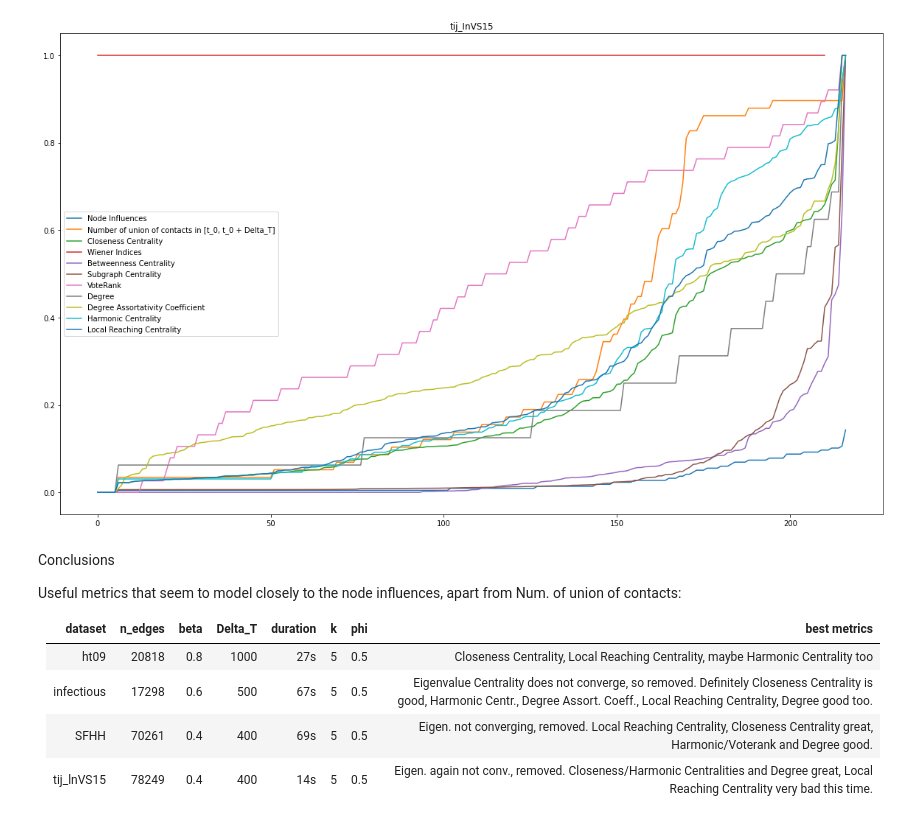
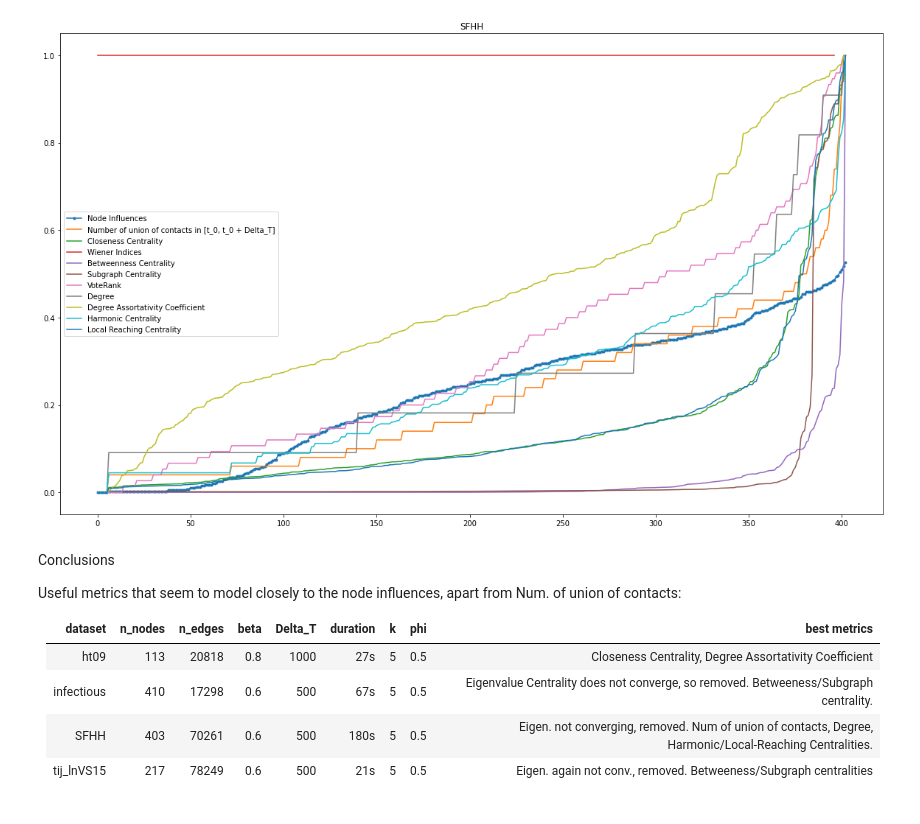
Before and after one commit to rkochar/temporal-network-influence-estimation, a Jupyter notebook: notebooks/proj.ipynb, the cells around one changed output. Drawn from its saved outputs; the diff is of its cells as text; code cells hidden in the pictures.

```diff
--- a/notebooks/proj.ipynb
+++ b/notebooks/proj.ipynb
@@ -3,9 +3,11 @@ import networkx as nx
 import numpy as np
 import matplotlib.pyplot as plt
 # %%
-dataset = 'tij_InVS15'
-beta = 0.4
-Delta_T = 400
+# Parameters
+
+dataset = 'SFHH'
+beta = 0.6
+Delta_T = 500
 k = 5
 phi = 0.5
 # %%
@@ -110,3 +122,11 @@ for i, m in enumerate(metrics):
     m = m / ma # scale it to 0-1
     m[m == np.inf] = 1
     metrics[i] = m
+# %%
+# Calculate MSEs
+
+y = node_influences
+mse = []
+for m in metrics:
+    mse.append((np.sum(m - y)**2) / len(y))
+list(zip(labels, mse))
@@ -113,29 +144,34 @@ for i, m in enumerate(metrics):
 # %%
 # Plot
 
+# sort to compare cumulatively
+sort = True
+
 x = np.arange(len(node_influences))
-# sort to compare cumulatively
-y = np.sort(node_influences)
+
+plot_metrics = metrics.copy()
+
+y = np.sort(node_influences) if sort else node_influences
 for i, m in enumerate(metrics):
-    metrics[i] = np.sort(m)
+    plot_metrics[i] = np.sort(m) if sort else m
 
 fig, ax1 = plt.subplots(figsize=(20, 12))
-ax1.plot(x, y, label='Node Influences')
-for i, m in enumerate(metrics):
+ax1.plot(x, y, '.-', label='Node Influences')
+for i, m in enumerate(plot_metrics):
     ax1.plot(x, m, label=labels[i])
 plt.title(dataset)
 plt.legend()
-plt.savefig(f'{dataset}.png')
+plt.savefig(f'{dataset}{"-cumulative" if sort else ""}.png')
 # %% [output]
-[figure, old version]
+[figure, new version]
 # %% [markdown]
 Conclusions
 
 Useful metrics that seem to model closely to the node influences, apart from Num. of union of contacts:
 
-|dataset      | n_edges | beta |Delta_T|duration|k    |phi  |best metrics|
-| ----------- | ------- | ---- | ----- | ------ | --- | --- | ---------- |
-| ht09        |  20818  | 0.8  | 1000  | 27s    | 5   | 0.5 |  Closeness Centrality, Local Reaching Centrality, maybe Harmonic Centrality too     |
-| infectious  |  17298  | 0.6  | 500   | 67s    | 5   | 0.5 |  Eigenvalue Centrality does not converge, so removed. Definitely Closeness Centrality is good, Harmonic Centr., Degree Assort. Coeff., Local Reaching Centrality, Degree good too. |
-| SFHH        | 70261   | 0.4  | 400   |  69s   | 5   | 0.5 | Eigen. not converging, removed. Local Reaching Centrality, Closeness Centrality great, Harmonic/Voterank and Degree good. |
-| tij_lnVS15  | 78249   | 0.4  | 400   |  14s   | 5   | 0.5 | Eigen. again not conv., removed. Closeness/Harmonic Centralities and Degree great, Local Reaching Centrality very bad this time. |
+|dataset      | n_nodes | n_edges | beta |Delta_T|duration|k    |phi  |best metrics|
+| ----------- |-------- | ------- | ---- | ----- | ------ | --- | --- | ---------- |
+| ht09        |  113    |  20818  | 0.8  | 1000  | 27s    | 5   | 0.5 | Closeness Centrality, Degree Assortativity Coefficient     |
+| infectious  |     410 |  17298  | 0.6  | 500   | 67s    | 5   | 0.5 | Eigenvalue Centrality does not converge, so removed. Betweeness/Subgraph centrality. |
+| SFHH        |     403 | 70261   | 0.6  | 500   |  180s  | 5   | 0.5 | Eigen. not converging, removed. Num of union of contacts, Degree, Harmonic/Local-Reaching Centralities. |
+| tij_lnVS15  |   217   | 78249   | 0.6  | 500   |  21s   | 5   | 0.5 | Eigen. again not conv., removed. Betweeness/Subgraph centralities |
```
Also changed, not shown: parts of 4 cells of this notebook, 8 other files.
